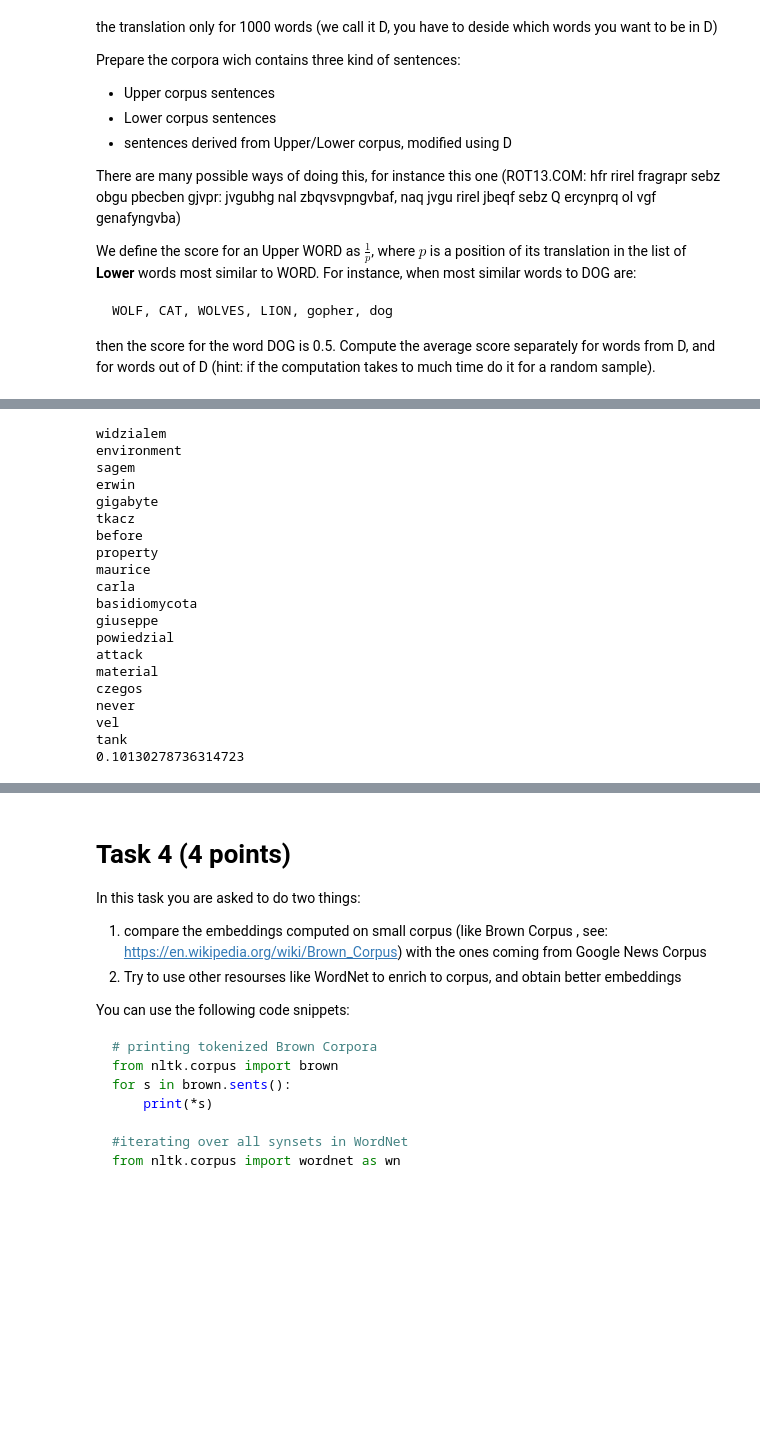
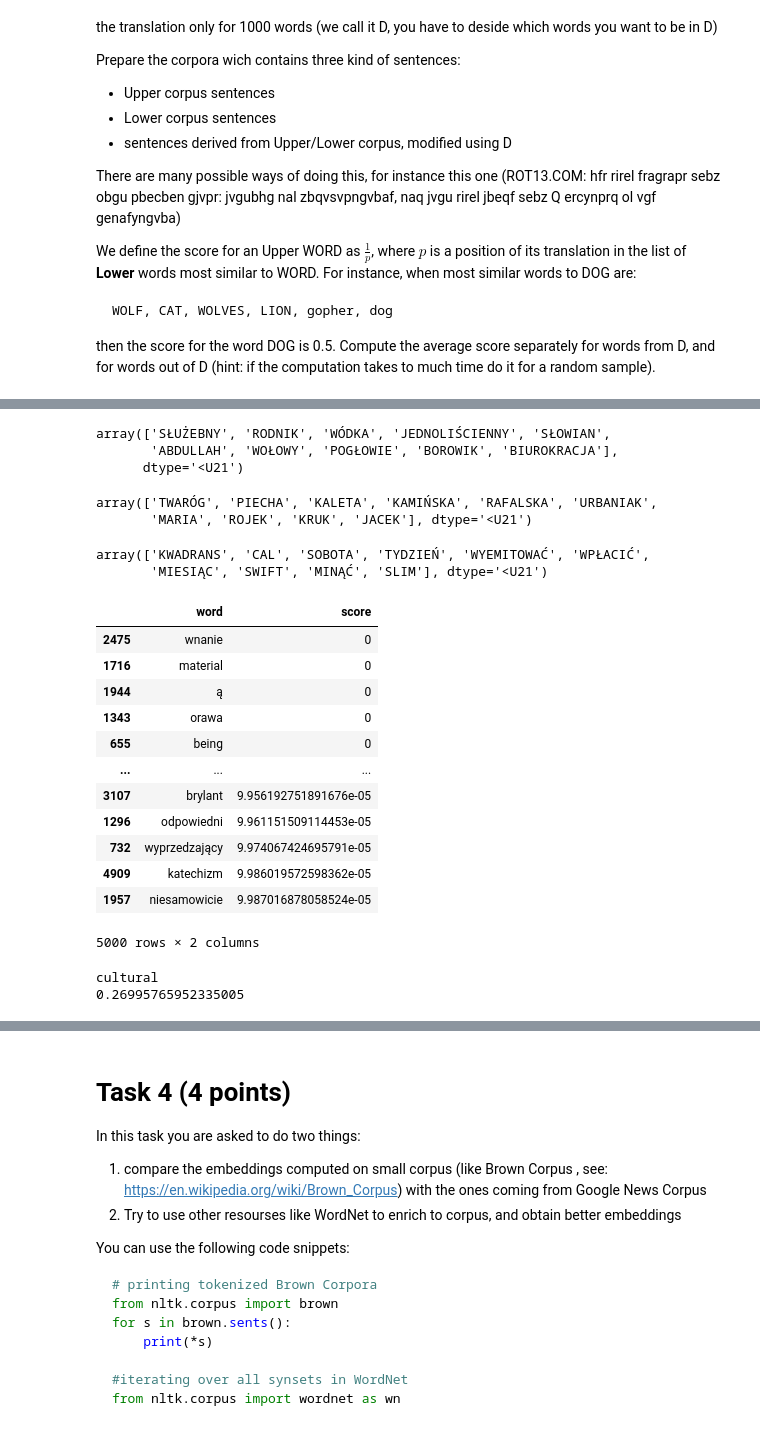
Before and after one commit to AdrianUrbanski/NLP, a Jupyter notebook: assignment4/assigment4.ipynb, the cells around one changed output, grey strips where cells are left out. Cells and saved outputs as stored; diff of their text form; code cells hidden in the pictures; blank space fills up the shorter version.

```diff
--- a/assignment4/assigment4.ipynb
+++ b/assignment4/assigment4.ipynb
@@ -618,3 +613,10 @@ array(['ODMAWIAJĄC', 'LESS', 'FILED', 'WYŁOŻENIE', 'UNDER', 'TŁOKOWY',
 lower_words = lower_word_counts.index
 # %%
 lower_words = np.array([word for word in lower_words if len(word) > 0])
+# %%
+random_words = np.random.choice(lower_words, 5000, replace=False)
+scores = []
+for word in tqdm(random_words):
+    scores.append(evaluate(word, model))
+
+print(np.mean(scores))
@@ -620,0 +641,2 @@ lower_words = np.array([word for word in lower_words if len(word) > 0])
+# %%
+scores_pdf = pd.DataFrame(np.array([random_words, scores]).T, columns=['word', 'score'])
@@ -620,0 +658,32 @@ lower_words = np.array([word for word in lower_words if len(word) > 0])
+# %%
+most_similar('twaróg', model)
+# %% [output]
+array(['SŁUŻEBNY', 'RODNIK', 'WÓDKA', 'JEDNOLIŚCIENNY', 'SŁOWIAN',
+       'ABDULLAH', 'WOŁOWY', 'POGŁOWIE', 'BOROWIK', 'BIUROKRACJA'],
+      dtype='<U21')
+# %%
+most_similar('TWARÓG', model)
+# %% [output]
+array(['TWARÓG', 'PIECHA', 'KALETA', 'KAMIŃSKA', 'RAFALSKA', 'URBANIAK',
+       'MARIA', 'ROJEK', 'KRUK', 'JACEK'], dtype='<U21')
+# %%
+most_similar('KWADRANS', model)
+# %% [output]
+array(['KWADRANS', 'CAL', 'SOBOTA', 'TYDZIEŃ', 'WYEMITOWAĆ', 'WPŁACIĆ',
+       'MIESIĄC', 'SWIFT', 'MINĄĆ', 'SLIM'], dtype='<U21')
+# %%
+scores_pdf.sort_values('score')
+# %% [output]
+|  | word | score |
+| 2475 | wnanie | 0 |
+| 1716 | material | 0 |
+| 1944 | ą | 0 |
+| 1343 | orawa | 0 |
+| 655 | being | 0 |
+| ... | ... | ... |
+| 3107 | brylant | 9.956192751891676e-05 |
+| 1296 | odpowiedni | 9.961151509114453e-05 |
+| 732 | wyprzedzający | 9.974067424695791e-05 |
+| 4909 | katechizm | 9.986019572598362e-05 |
+| 1957 | niesamowicie | 9.987016878058524e-05 |
+5000 rows × 2 columns
@@ -621,27 +692,9 @@ lower_words = np.array([word for word in lower_words if len(word) > 0])
 # %%
 scores = []
-for word in tqdm(np.random.choice(lower_words, 5000, replace=False)):
+for word in tqdm(random_words):
     scores.append(evaluate(word, model))
 
 print(np.mean(scores))
 # %% [output]
-widzialem
-environment
-sagem
-erwin
-gigabyte
-tkacz
-before
-property
-maurice
-carla
-basidiomycota
-giuseppe
-powiedzial
-attack
-material
-czegos
-never
-vel
-tank
-0.10130278736314723
+cultural
+0.26995765952335005
```
Also changed, not shown: parts of 21 cells of this notebook.
